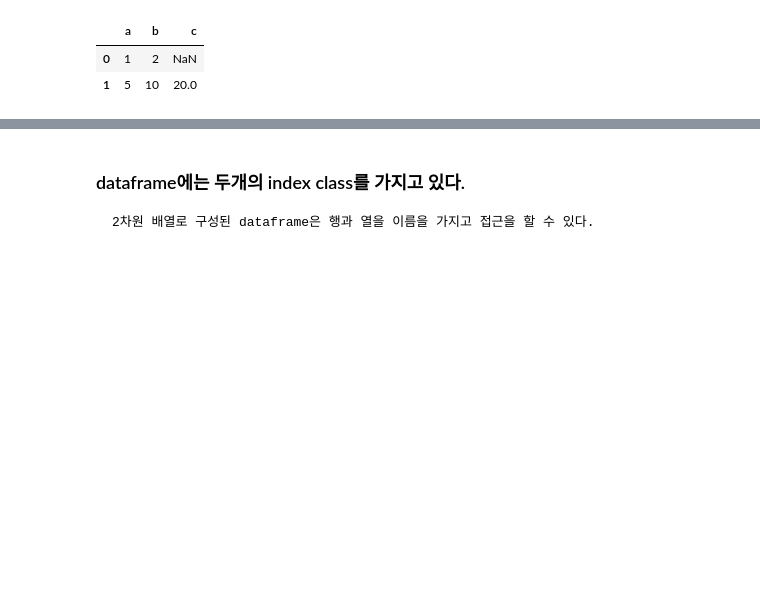
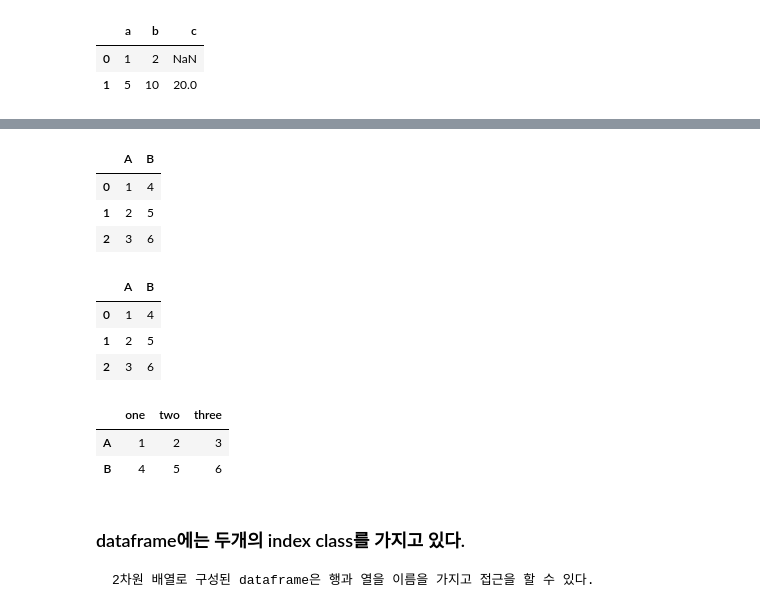
Before and after one commit to pignuante/python_pandas, a Jupyter notebook: Pandas 자료구조.ipynb, the cells around one changed output, grey strips where cells are left out. Saved outputs shown, nothing was run; the diff lists cells and outputs as text; code cells hidden in the pictures; blank space fills up the shorter version.

```diff
--- a/Pandas 자료구조.ipynb
+++ b/Pandas 자료구조.ipynb
@@ -238,3 +302,28 @@ pd.DataFrame(data2)
+# %%
+data = [('A', [1, 2, 3]), ('B', [4, 5, 6])]
+df_items = pd.DataFrame.from_items(data)
+df_items
+# %% [output]
+|  | A | B |
+| 0 | 1 | 4 |
+| 1 | 2 | 5 |
+| 2 | 3 | 6 |
+# %%
+
+df_items = pd.DataFrame.from_items([('A', [1, 2, 3]), ('B', [4, 5, 6])])
+df_items
+# %% [output]
+|  | A | B |
+| 0 | 1 | 4 |
+| 1 | 2 | 5 |
+| 2 | 3 | 6 |
+# %%
+pd.DataFrame.from_items([('A', [1, 2, 3]), ('B', [4, 5, 6])],
+                     orient='index', columns=['one', 'two', 'three'])
+# %% [output]
+|  | one | two | three |
+| A | 1 | 2 | 3 |
+| B | 4 | 5 | 6 |
 # %% [markdown]
 ### dataframe에는 두개의 index class를 가지고 있다.
 
```
Also changed, not shown: parts of 10 cells of this notebook.
